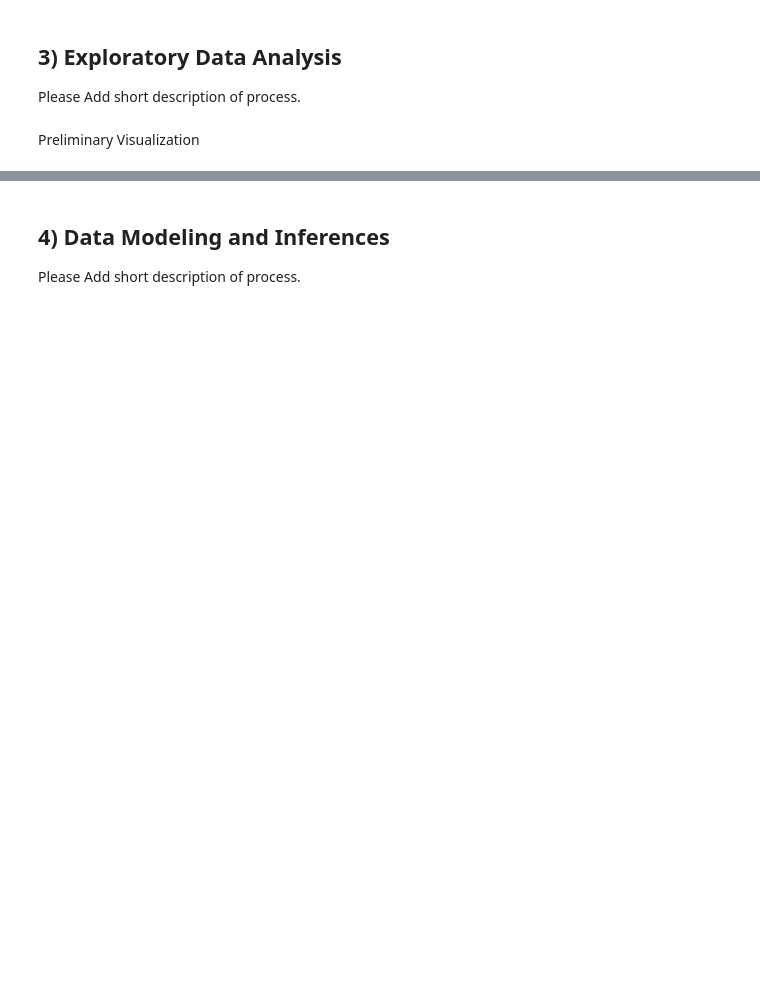
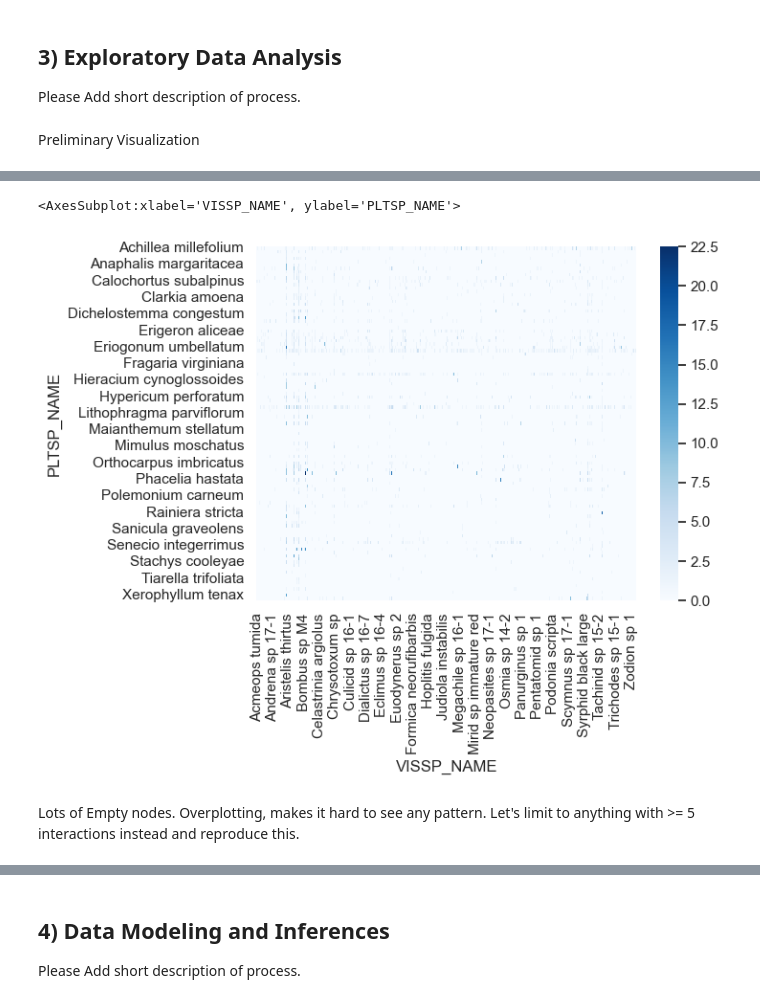
Before and after one commit to AlexandreSeb97/data200-fall22, a Jupyter notebook: analysis.ipynb, the cells around one changed output, grey strips where cells are left out. Cells and saved outputs as stored; diff of their text form; code cells hidden in the pictures; blank space fills up the shorter version.

```diff
--- a/analysis.ipynb
+++ b/analysis.ipynb
@@ -262,0 +310,8 @@ plt.show()
+# %%
+grouped_pivot = grouped_dff.pivot_table('int_mean','PLTSP_NAME','VISSP_NAME').fillna(0)
+sns.heatmap(grouped_pivot, cmap='Blues')
+# %% [output]
+<AxesSubplot:xlabel='VISSP_NAME', ylabel='PLTSP_NAME'>
+[figure, added]
+# %% [markdown]
+Lots of Empty nodes. Overplotting, makes it hard to see any pattern. Let's limit to anything with >= 5 interactions instead and reproduce this.
```
Also changed, not shown: parts of 18 cells of this notebook, 1 other file.
